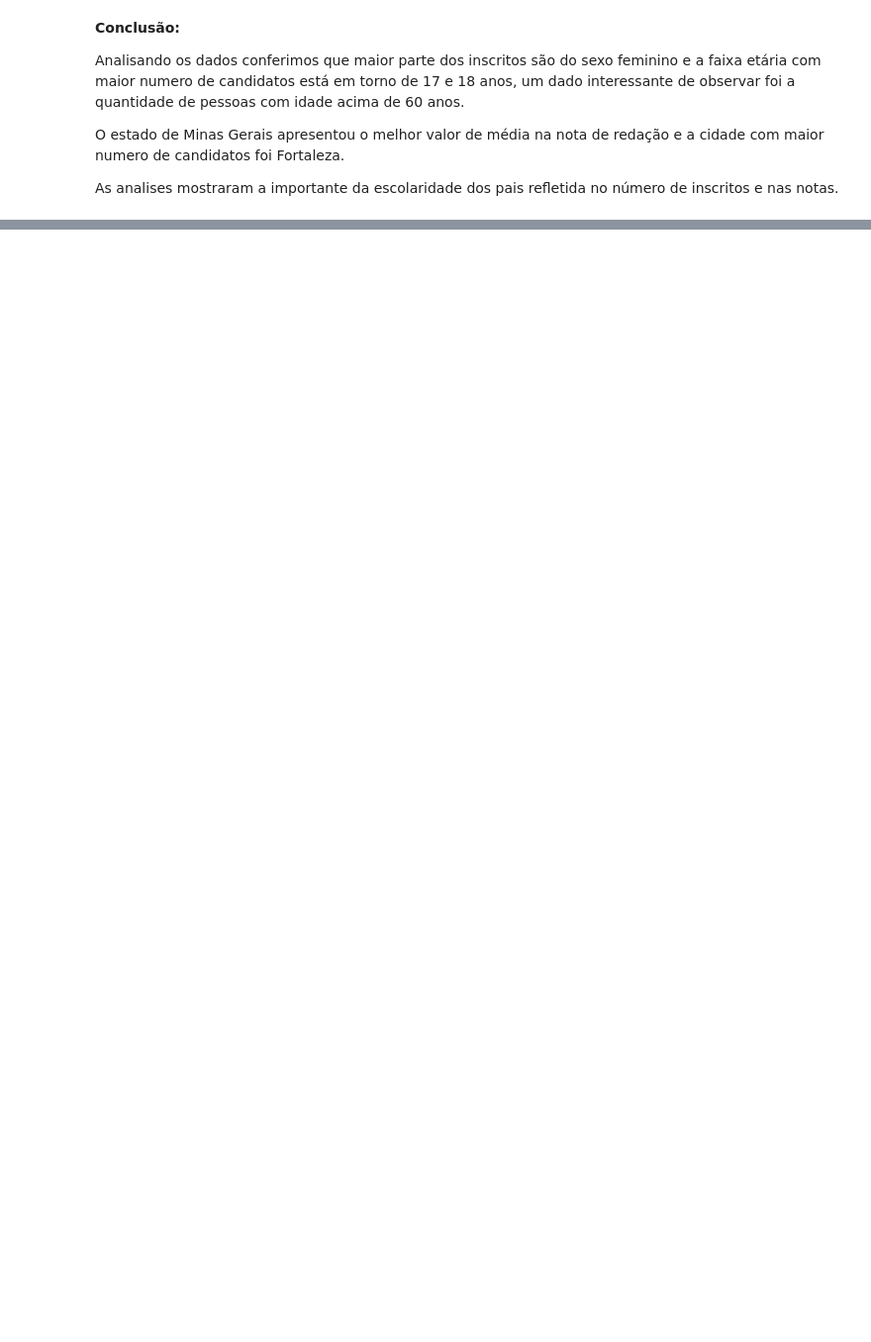
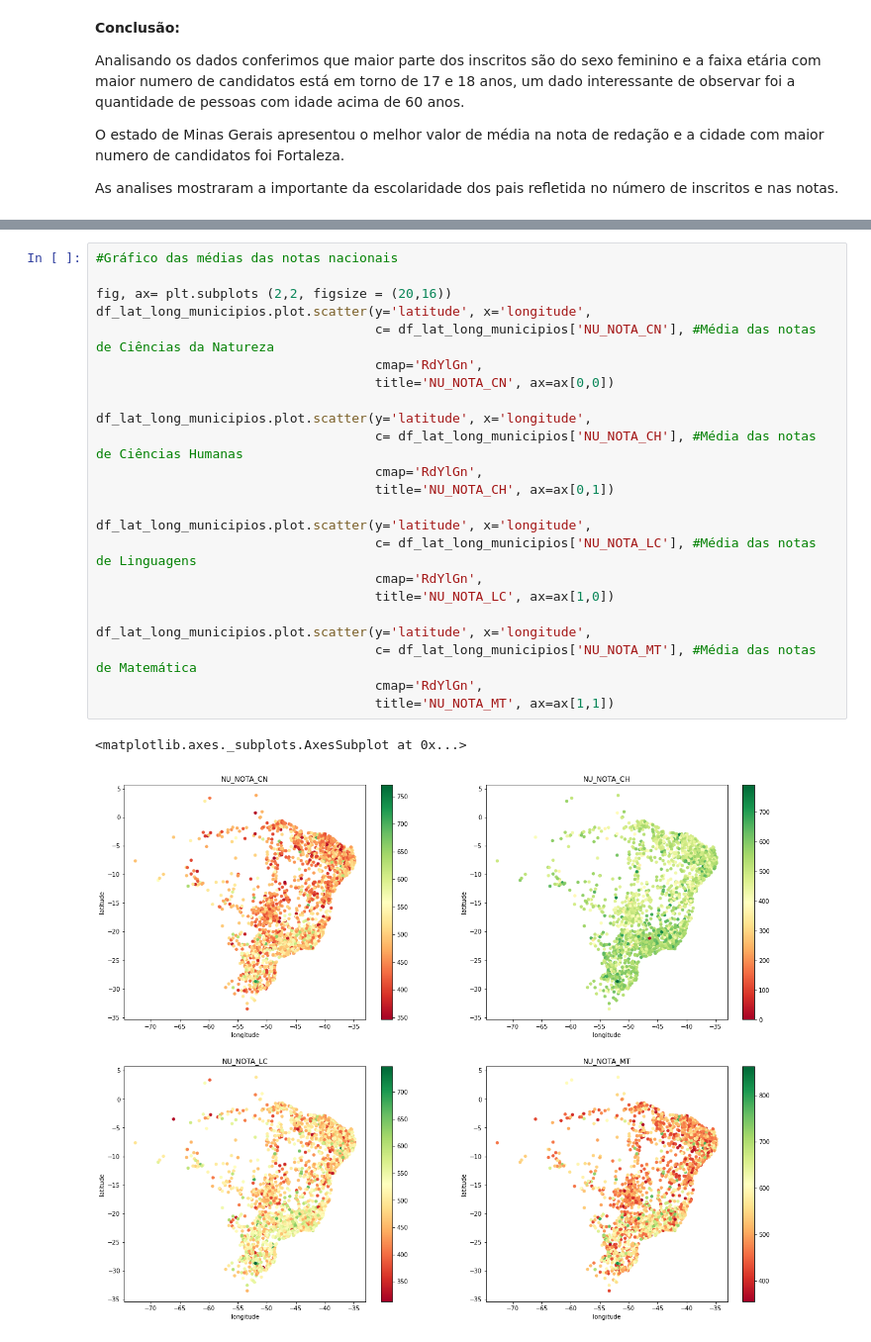
Before and after one commit to anapmdm/Intro-ao-Pandas, a Jupyter notebook: Analise_de_Microdados_do_ENEM_2021.ipynb, the cells around one changed output, grey strips where cells are left out. Shown at 99% size. Drawn from its saved outputs; the diff is of its cells as text; blank space fills up the shorter version.

```diff
--- a/Analise_de_Microdados_do_ENEM_2021.ipynb
+++ b/Analise_de_Microdados_do_ENEM_2021.ipynb
@@ -513,0 +582,26 @@ ax.text(0.02,0.74, dicQ002, transform = ax.transAxes, fontsize=12,color= 'white'
+# %%
+#Gráfico das médias das notas nacionais
+
+fig, ax= plt.subplots (2,2, figsize = (20,16))
+df_lat_long_municipios.plot.scatter(y='latitude', x='longitude',
+                                    c= df_lat_long_municipios['NU_NOTA_CN'], #Média das notas de Ciências da Natureza
+                                    cmap='RdYlGn',
+                                    title='NU_NOTA_CN', ax=ax[0,0])
+
+df_lat_long_municipios.plot.scatter(y='latitude', x='longitude',
+                                    c= df_lat_long_municipios['NU_NOTA_CH'], #Média das notas de Ciências Humanas
+                                    cmap='RdYlGn',
+                                    title='NU_NOTA_CH', ax=ax[0,1])
+
+df_lat_long_municipios.plot.scatter(y='latitude', x='longitude',
+                                    c= df_lat_long_municipios['NU_NOTA_LC'], #Média das notas de Linguagens
+                                    cmap='RdYlGn',
+                                    title='NU_NOTA_LC', ax=ax[1,0])
+
+df_lat_long_municipios.plot.scatter(y='latitude', x='longitude',
+                                    c= df_lat_long_municipios['NU_NOTA_MT'], #Média das notas de Matemática
+                                    cmap='RdYlGn',
+                                    title='NU_NOTA_MT', ax=ax[1,1])
+# %% [output]
+<matplotlib.axes._subplots.AxesSubplot at 0x...>
+[figure, added]
```
Also changed, not shown: parts of 34 cells of this notebook.
